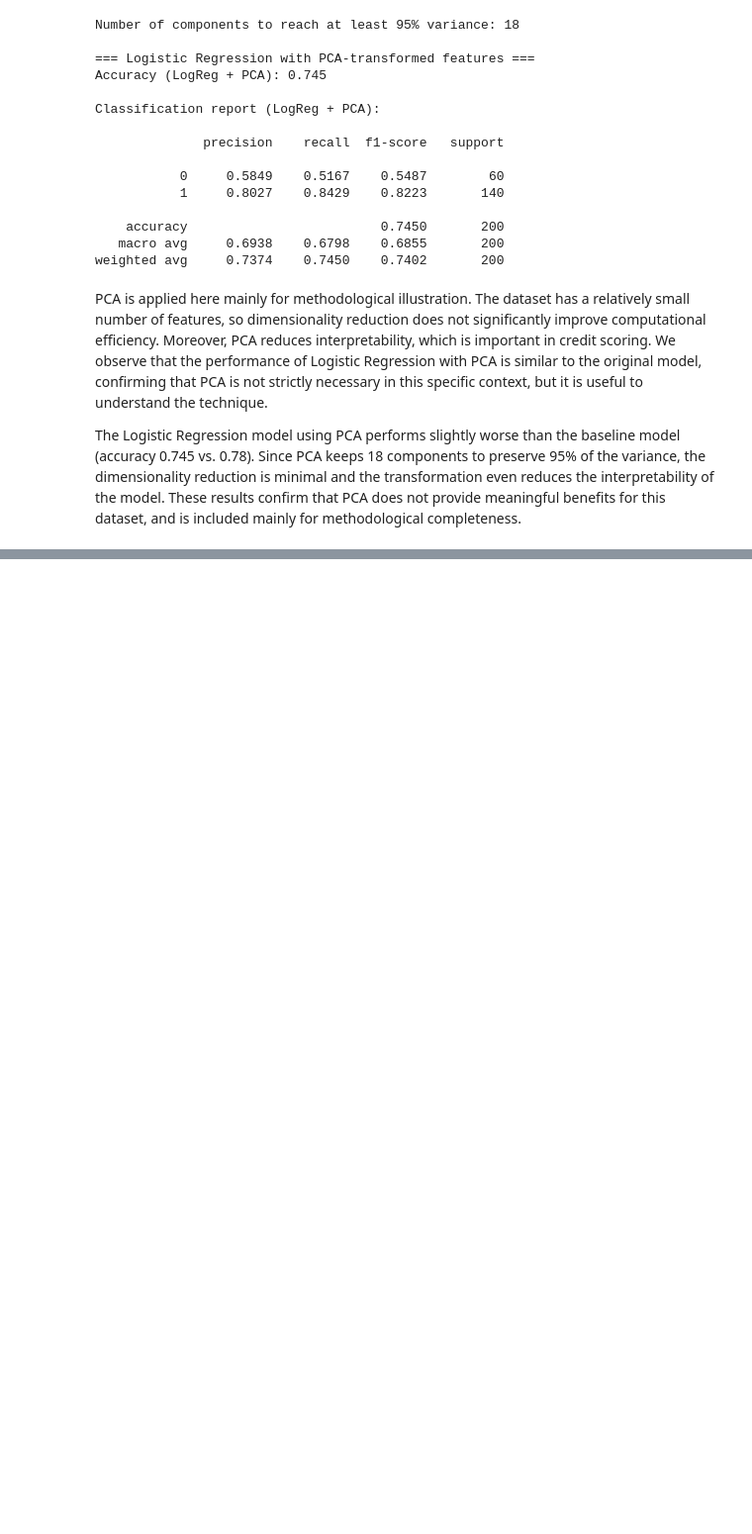
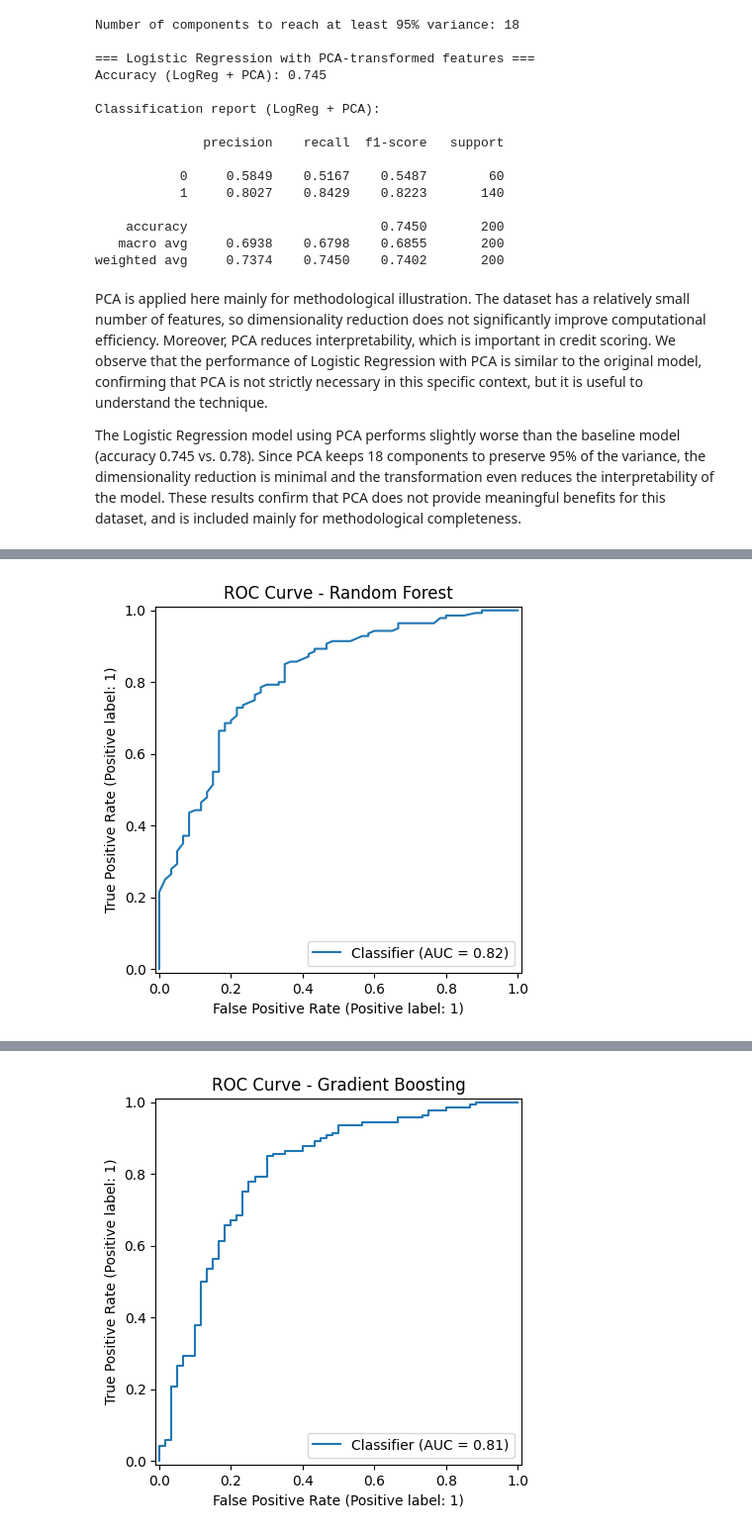
Before and after one commit to Marceeell1/Machine_Learning, a Jupyter notebook: Project.ipynb, the cells around one changed output, grey strips where cells are left out. Shown at 99% size. Drawn from its saved outputs; the diff is of its cells as text; code cells hidden in the pictures; blank space fills up the shorter version.

```diff
--- a/Project.ipynb
+++ b/Project.ipynb
@@ -803,0 +806,77 @@ for methodological completeness.
+# %%
+
+from sklearn.ensemble import RandomForestClassifier, GradientBoostingClassifier
+from sklearn.metrics import accuracy_score, classification_report, roc_auc_score, RocCurveDisplay
+import matplotlib.pyplot as plt
+
+print("8. Ensemble and Advanced Models\n")
+
+
+# 1) Random Forest (Ensemble of Decision Trees)
+
+rf_model = RandomForestClassifier(
+    n_estimators=300,
+    max_depth=None,
+    min_samples_split=2,
+    min_samples_leaf=1,
+    random_state=42,
+    n_jobs=-1
+)
+
+rf_model.fit(X_train, y_train)
+y_pred_rf = rf_model.predict(X_test)
+y_proba_rf = rf_model.predict_proba(X_test)[:, 1]
+
+print("Random Forest Evaluation")
+print("Accuracy (Random Forest):", accuracy_score(y_test, y_pred_rf))
+print("\nClassification report (Random Forest):\n")
+print(classification_report(y_test, y_pred_rf, digits=4))
+
+auc_rf = roc_auc_score(y_test, y_proba_rf)
+print(f"ROC-AUC (Random Forest): {auc_rf:.4f}\n")
+
+RocCurveDisplay.from_predictions(y_test, y_proba_rf)
+plt.title("ROC Curve - Random Forest")
+plt.show()
+
+# 2) Gradient Boosting (Advanced Ensemble Model)
+
+
+gb_model = GradientBoostingClassifier(
+    n_estimators=200,
+    learning_rate=0.05,
+    max_depth=3,
+    random_state=42
+)
+
+gb_model.fit(X_train, y_train)
+y_pred_gb = gb_model.predict(X_test)
+y_proba_gb = gb_model.predict_proba(X_test)[:, 1]
+
+print("\nGradient Boosting Evaluation")
+print("Accuracy (Gradient Boosting):", accuracy_score(y_test, y_pred_gb))
+print("\nClassification report (Gradient Boosting):\n")
+print(classification_report(y_test, y_pred_gb, digits=4))
+
+auc_gb = roc_auc_score(y_test, y_proba_gb)
+print(f"ROC-AUC (Gradient Boosting): {auc_gb:.4f}\n")
+
+RocCurveDisplay.from_predictions(y_test, y_proba_gb)
+plt.title("ROC Curve - Gradient Boosting")
+plt.show()
+
+
+# 3) Comparaison
+
+
+print("Model Comparison (short summary)")
+print(f"Random Forest - Accuracy: {accuracy_score(y_test, y_pred_rf):.4f}, AUC: {auc_rf:.4f}")
+print(f"Gradient Boosting - Accuracy: {accuracy_score(y_test, y_pred_gb):.4f}, AUC: {auc_gb:.4f}")
+
+if auc_gb > auc_rf:
+    print("\nGradient Boosting slightly outperforms Random Forest in terms of ROC-AUC on this dataset.")
+elif auc_gb < auc_rf:
+    print("\nRandom Forest slightly outperforms Gradient Boosting in terms of ROC-AUC on this dataset.")
+else:
+    print("\nBoth ensemble models achieve a very similar ROC-AUC on this dataset.")
+# %% [output]
@@ -803,0 +900 @@ for methodological completeness.
+[figure, added]
@@ -803,0 +916 @@ for methodological completeness.
+[figure, added]
```
Also changed, not shown: parts of 5 cells of this notebook.
